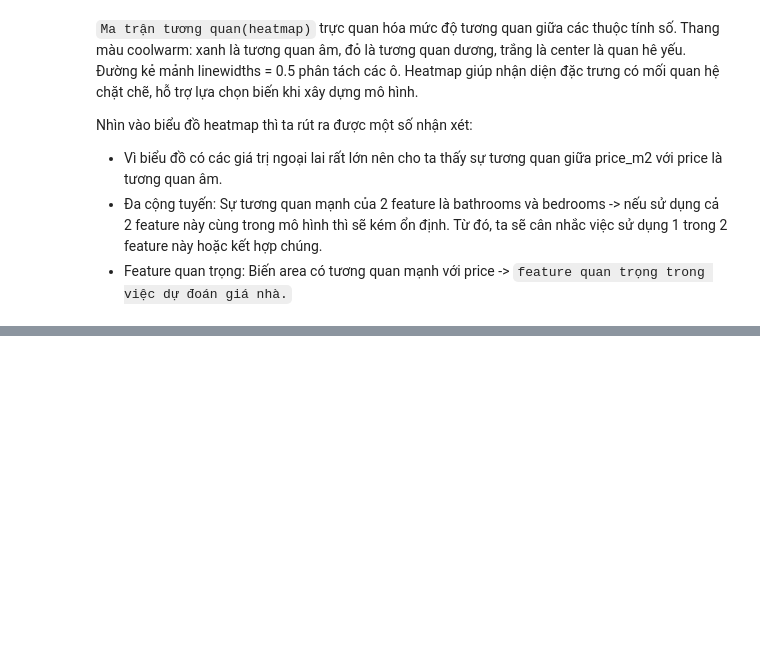
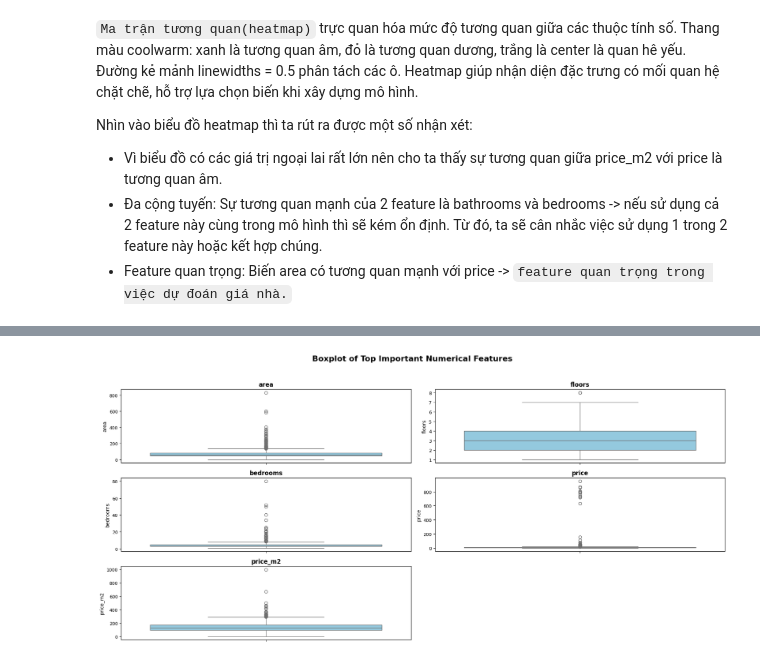
Before and after one commit to GrayNguyen-Data/HousePricePrediction, a Jupyter notebook: src/exploratory_data_analysis/EDA.ipynb, the cells around one changed output, grey strips where cells are left out. Drawn from its saved outputs; the diff is of its cells as text; code cells hidden in the pictures; blank space fills up the shorter version.

```diff
--- a/src/exploratory_data_analysis/EDA.ipynb
+++ b/src/exploratory_data_analysis/EDA.ipynb
@@ -338,0 +355,18 @@ Nhìn vào biểu đồ heatmap thì ta rút ra được một số nhận xét:
+# %%
+boxplot_cols = ["area", "floors", "bedrooms", "price", "price_m2"]
+fig, axes = plt.subplots(3, 2, figsize=(18,8))
+
+axes = axes.flatten()
+for i, col in enumerate(boxplot_cols):
+    sns.boxplot(data = df, y =col, ax = axes[i], color='skyblue')
+    axes[i].set_title(col, fontsize = 12, fontweight='bold')
+    axes[i].tick_params(labelsize = 9)
+
+for i in range(len(boxplot_cols), len(axes)):
+    axes[i].set_visible(False)
+
+plt.suptitle("Boxplot of Top Important Numerical Features", fontsize=16, fontweight="bold", y=1.03)
+plt.tight_layout()
+plt.show()
+# %% [output]
+[figure, added]
```
Also changed, not shown: parts of 24 cells of this notebook, 2 other files.
